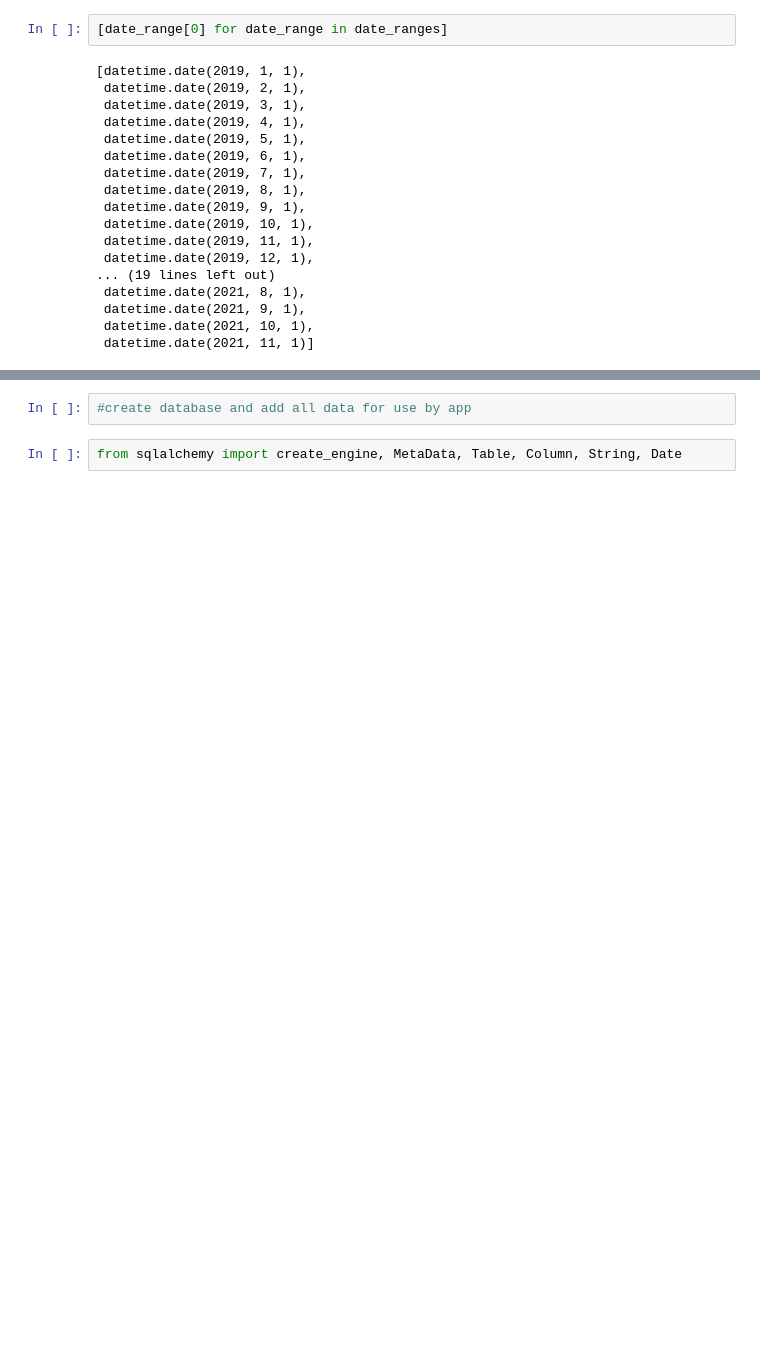
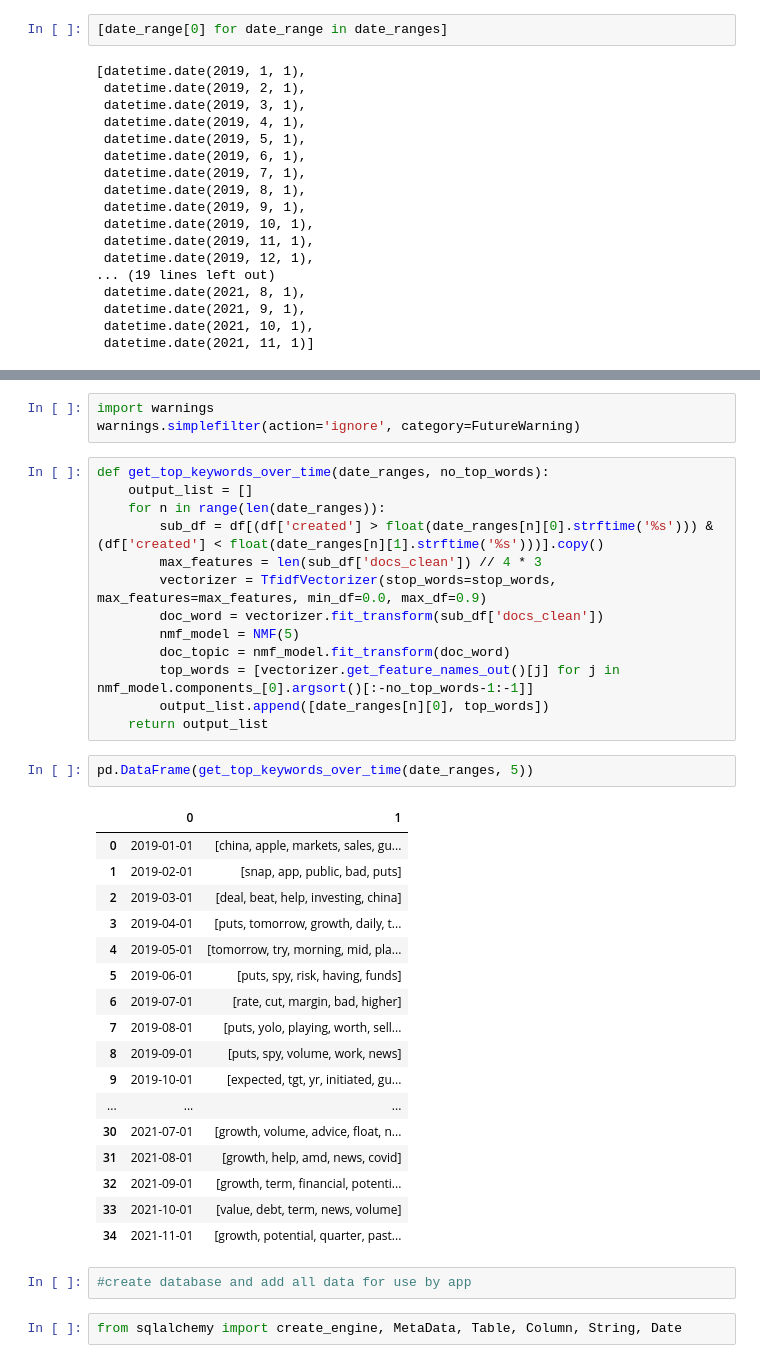
Before and after one commit to manveersadhal/unsupervised_nlp_project, a Jupyter notebook: final/unsupervised_modeling_final.ipynb, the cells around one changed output, grey strips where cells are left out. Saved outputs shown, nothing was run; the diff lists cells and outputs as text; blank space fills up the shorter version.

```diff
--- a/final/unsupervised_modeling_final.ipynb
+++ b/final/unsupervised_modeling_final.ipynb
@@ -244,3 +254,39 @@ plt.plot([date_range[0] for date_range in date_ranges], submission_counts_by_mon
+# %%
+import warnings
+warnings.simplefilter(action='ignore', category=FutureWarning)
+# %%
+def get_top_keywords_over_time(date_ranges, no_top_words):
+    output_list = []
+    for n in range(len(date_ranges)):
+        sub_df = df[(df['created'] > float(date_ranges[n][0].strftime('%s'))) & (df['created'] < float(date_ranges[n][1].strftime('%s')))].copy()
+        max_features = len(sub_df['docs_clean']) // 4 * 3
+        vectorizer = TfidfVectorizer(stop_words=stop_words, max_features=max_features, min_df=0.0, max_df=0.9)
+        doc_word = vectorizer.fit_transform(sub_df['docs_clean'])
+        nmf_model = NMF(5)
+        doc_topic = nmf_model.fit_transform(doc_word)
+        top_words = [vectorizer.get_feature_names_out()[j] for j in nmf_model.components_[0].argsort()[:-no_top_words-1:-1]]
+        output_list.append([date_ranges[n][0], top_words])
+    return output_list
+# %%
+pd.DataFrame(get_top_keywords_over_time(date_ranges, 5))
+# %% [output]
+|  | 0 | 1 |
+| 0 | 2019-01-01 | [china, apple, markets, sales, gu... |
+| 1 | 2019-02-01 | [snap, app, public, bad, puts] |
+| 2 | 2019-03-01 | [deal, beat, help, investing, china] |
+| 3 | 2019-04-01 | [puts, tomorrow, growth, daily, t... |
+| 4 | 2019-05-01 | [tomorrow, try, morning, mid, pla... |
+| 5 | 2019-06-01 | [puts, spy, risk, having, funds] |
+| 6 | 2019-07-01 | [rate, cut, margin, bad, higher] |
+| 7 | 2019-08-01 | [puts, yolo, playing, worth, sell... |
+| 8 | 2019-09-01 | [puts, spy, volume, work, news] |
+| 9 | 2019-10-01 | [expected, tgt, yr, initiated, gu... |
+| ... | ... | ... |
+| 30 | 2021-07-01 | [growth, volume, advice, float, n... |
+| 31 | 2021-08-01 | [growth, help, amd, news, covid] |
+| 32 | 2021-09-01 | [growth, term, financial, potenti... |
+| 33 | 2021-10-01 | [value, debt, term, news, volume] |
+| 34 | 2021-11-01 | [growth, potential, quarter, past... |
 # %%
 #create database and add all data for use by app
 # %%
```
Also changed, not shown: parts of 25 cells of this notebook, 5 other files.
